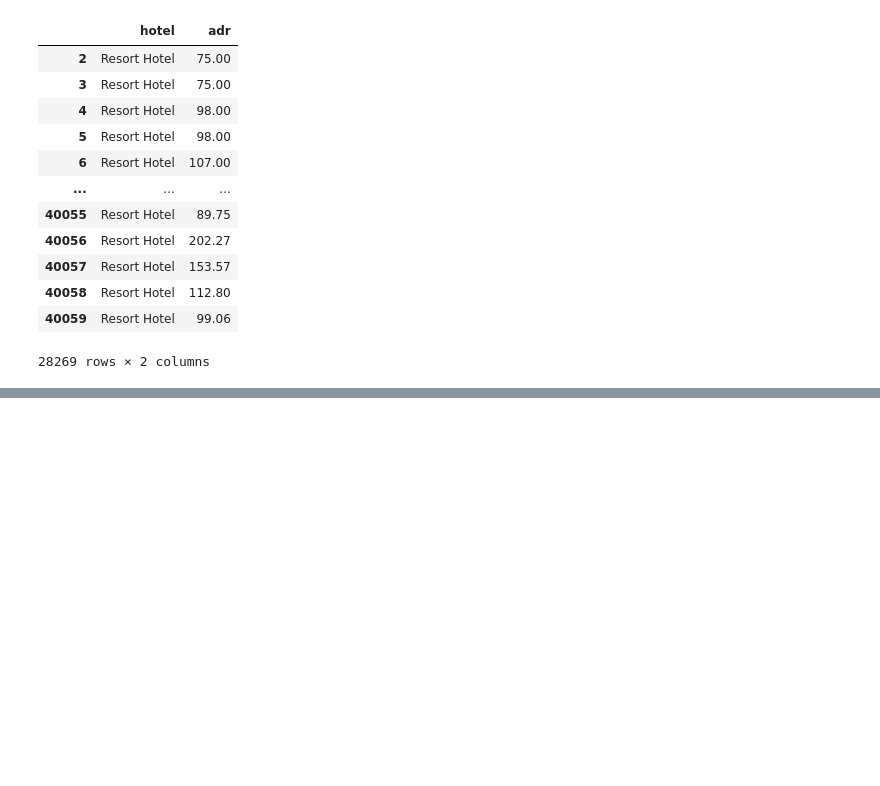
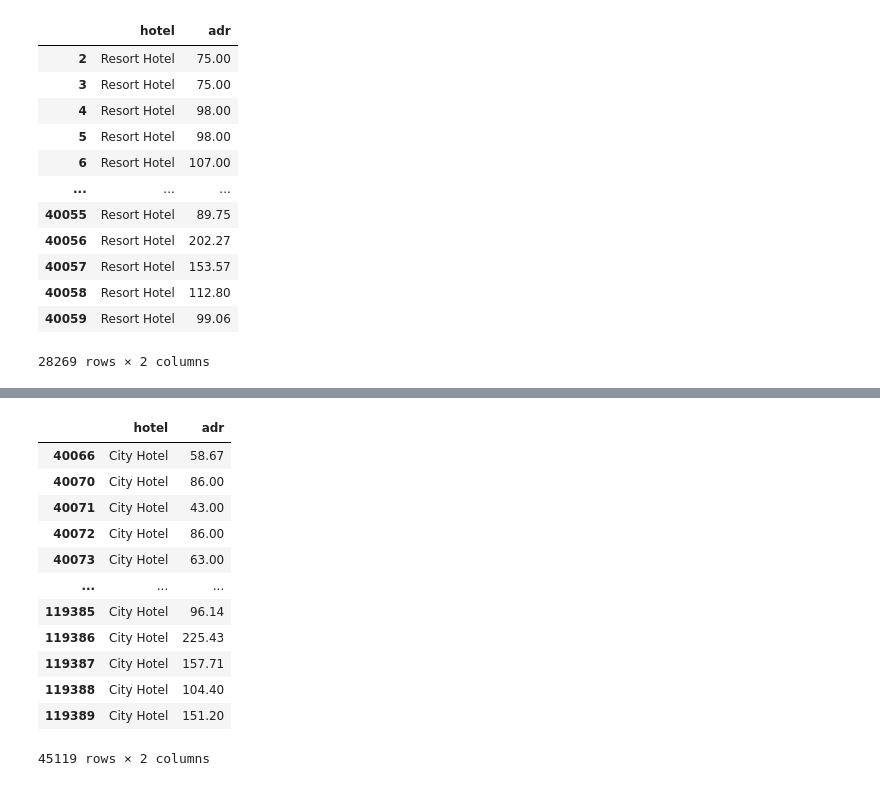
Before and after one commit to jyotirmoy23/Capstone-Project-1, a Jupyter notebook: Copy_of_Hotel_Booking_Analysis_Capstone_Project.ipynb, the cells around one changed output, grey strips where cells are left out. Cells and saved outputs as stored; diff of their text form; code cells hidden in the pictures; blank space fills up the shorter version.

```diff
--- a/Copy_of_Hotel_Booking_Analysis_Capstone_Project.ipynb
+++ b/Copy_of_Hotel_Booking_Analysis_Capstone_Project.ipynb
@@ -461,0 +457,4 @@ removing_zeros_and_negative_values.describe()
+# %%
+# Finding average daily rate of city  hotel
+avg_price_city_hotel=df_not_cancelled.loc[df_not_cancelled.hotel =='City Hotel'][['hotel', 'adr']]
+print(avg_price_city_hotel)
@@ -461,0 +476,17 @@ removing_zeros_and_negative_values.describe()
+# %%
+removing_zeros = avg_price_city_hotel.drop(avg_price_city_hotel[(avg_price_city_hotel.adr)<=0].index)
+removing_zeros
+# %% [output]
+|  | hotel | adr |
+| 40066 | City Hotel | 58.67 |
+| 40070 | City Hotel | 86.00 |
+| 40071 | City Hotel | 43.00 |
+| 40072 | City Hotel | 86.00 |
+| 40073 | City Hotel | 63.00 |
+| ... | ... | ... |
+| 119385 | City Hotel | 96.14 |
+| 119386 | City Hotel | 225.43 |
+| 119387 | City Hotel | 157.71 |
+| 119388 | City Hotel | 104.40 |
+| 119389 | City Hotel | 151.20 |
+45119 rows × 2 columns
```
Also changed, not shown: parts of 9 cells of this notebook.
